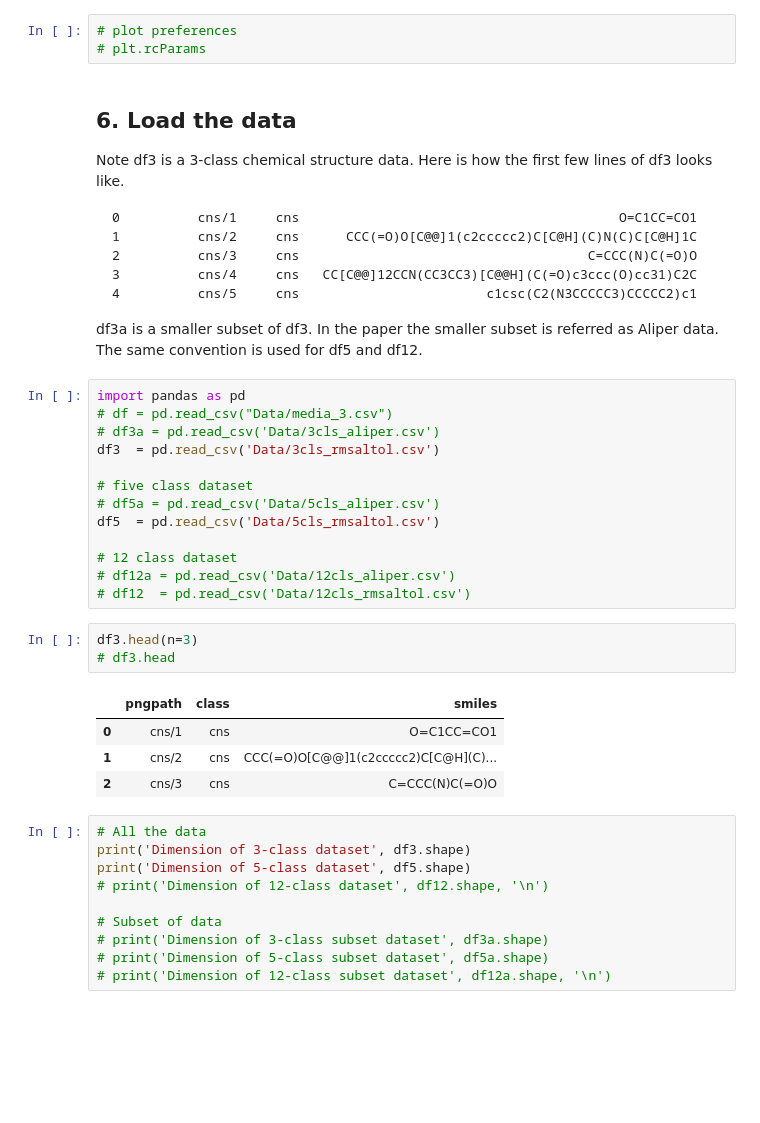
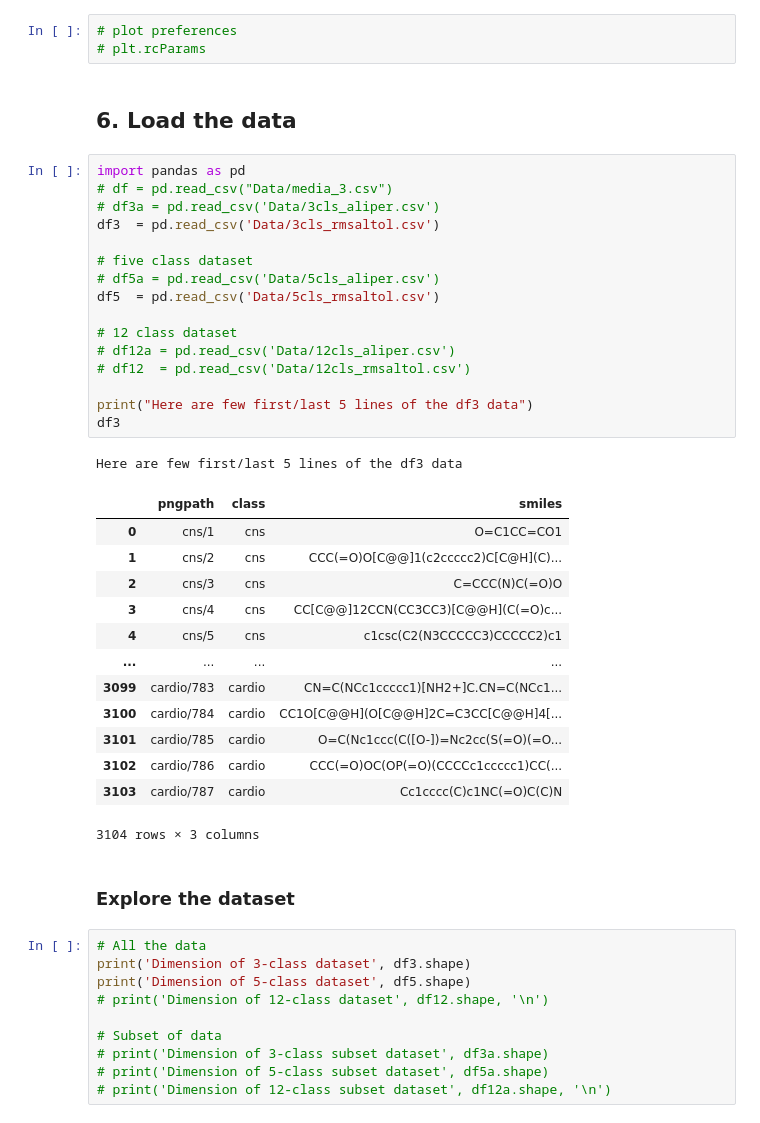
Before and after one commit to ravichas/SRWkshp1a, a Jupyter notebook: ML-UsingSmallMoleculeData.ipynb, the cells around one changed output. Cells and saved outputs as stored; diff of their text form; blank space fills up the shorter version.

Commit message:
Created folders and organized the structure

````diff
--- a/ML-UsingSmallMoleculeData.ipynb
+++ b/ML-UsingSmallMoleculeData.ipynb
@@ -89,41 +91,41 @@ RDKit WARNING: [23:02:49] Enabling RDKit 2019.09.3 jupyter extensions
 # %%
 # plot preferences
 # plt.rcParams
-# %% [markdown]
-## 6. Load the data
-
-Note df3 is a 3-class chemical structure data. Here is how the first few lines of df3 looks like.
-
-```
-0          cns/1     cns                                         O=C1CC=CO1
-1          cns/2     cns      CCC(=O)O[C@@]1(c2ccccc2)C[C@H](C)N(C)C[C@H]1C
-2          cns/3     cns                                     C=CCC(N)C(=O)O
-3          cns/4     cns   CC[C@@]12CCN(CC3CC3)[C@@H](C(=O)c3ccc(O)cc31)C2C
-4          cns/5     cns                        c1csc(C2(N3CCCCC3)CCCCC2)c1
-```
-
-df3a is a smaller subset of df3. In the paper the smaller subset is referred as Aliper data. The same convention is used for df5 and df12.
+# %% [markdown]
+## 6. Load the data
 # %%
 import pandas as pd
 # df = pd.read_csv("Data/media_3.csv")
 # df3a = pd.read_csv('Data/3cls_aliper.csv')
 df3  = pd.read_csv('Data/3cls_rmsaltol.csv')
 
 # five class dataset
 # df5a = pd.read_csv('Data/5cls_aliper.csv')
 df5  = pd.read_csv('Data/5cls_rmsaltol.csv')
 
 # 12 class dataset
 # df12a = pd.read_csv('Data/12cls_aliper.csv')
 # df12  = pd.read_csv('Data/12cls_rmsaltol.csv')
+
+print("Here are few first/last 5 lines of the df3 data")
+df3
+# %% [output]
+Here are few first/last 5 lines of the df3 data
+|  | pngpath | class | smiles |
+| 0 | cns/1 | cns | O=C1CC=CO1 |
+| 1 | cns/2 | cns | CCC(=O)O[C@@]1(c2ccccc2)C[C@H](C)... |
+| 2 | cns/3 | cns | C=CCC(N)C(=O)O |
+| 3 | cns/4 | cns | CC[C@@]12CCN(CC3CC3)[C@@H](C(=O)c... |
+| 4 | cns/5 | cns | c1csc(C2(N3CCCCC3)CCCCC2)c1 |
+| ... | ... | ... | ... |
+| 3099 | cardio/783 | cardio | CN=C(NCc1ccccc1)[NH2+]C.CN=C(NCc1... |
+| 3100 | cardio/784 | cardio | CC1O[C@@H](O[C@@H]2C=C3CC[C@@H]4[... |
+| 3101 | cardio/785 | cardio | O=C(Nc1ccc(C([O-])=Nc2cc(S(=O)(=O... |
+| 3102 | cardio/786 | cardio | CCC(=O)OC(OP(=O)(CCCCc1ccccc1)CC(... |
+| 3103 | cardio/787 | cardio | Cc1cccc(C)c1NC(=O)C(C)N |
+3104 rows × 3 columns
-# %%
-df3.head(n=3)
-# df3.head
-# %% [output]
-|  | pngpath | class | smiles |
-| 0 | cns/1 | cns | O=C1CC=CO1 |
-| 1 | cns/2 | cns | CCC(=O)O[C@@]1(c2ccccc2)C[C@H](C)... |
-| 2 | cns/3 | cns | C=CCC(N)C(=O)O |
+# %% [markdown]
+### Explore the dataset
 # %%
 # All the data
 print('Dimension of 3-class dataset', df3.shape)
````
Also changed, not shown: parts of 23 cells of this notebook, 1 other file.
